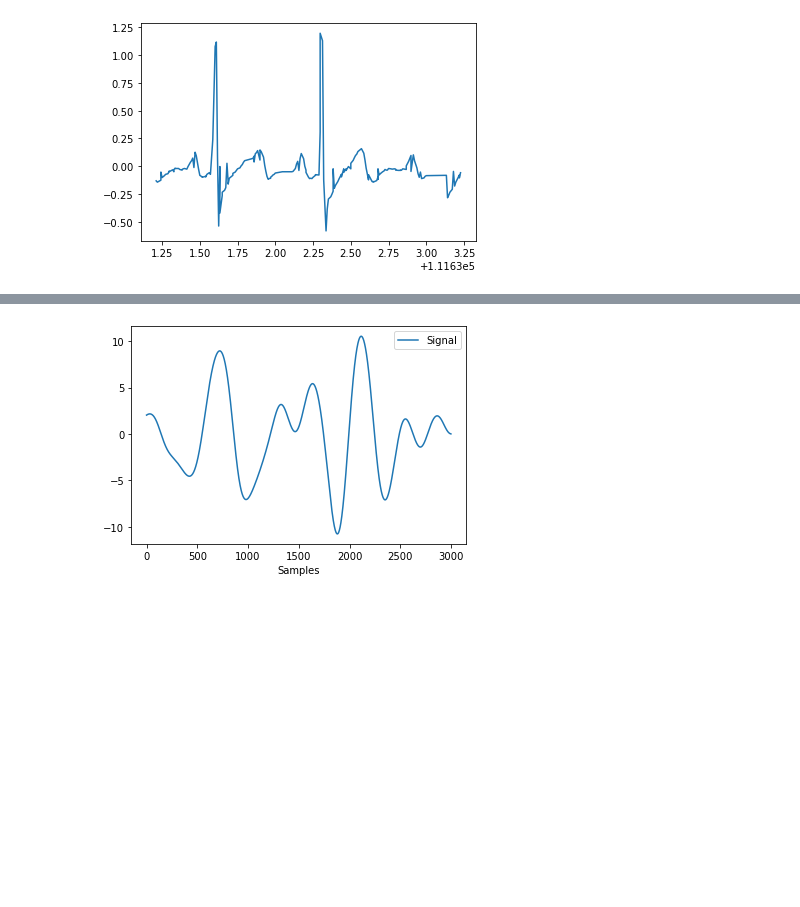
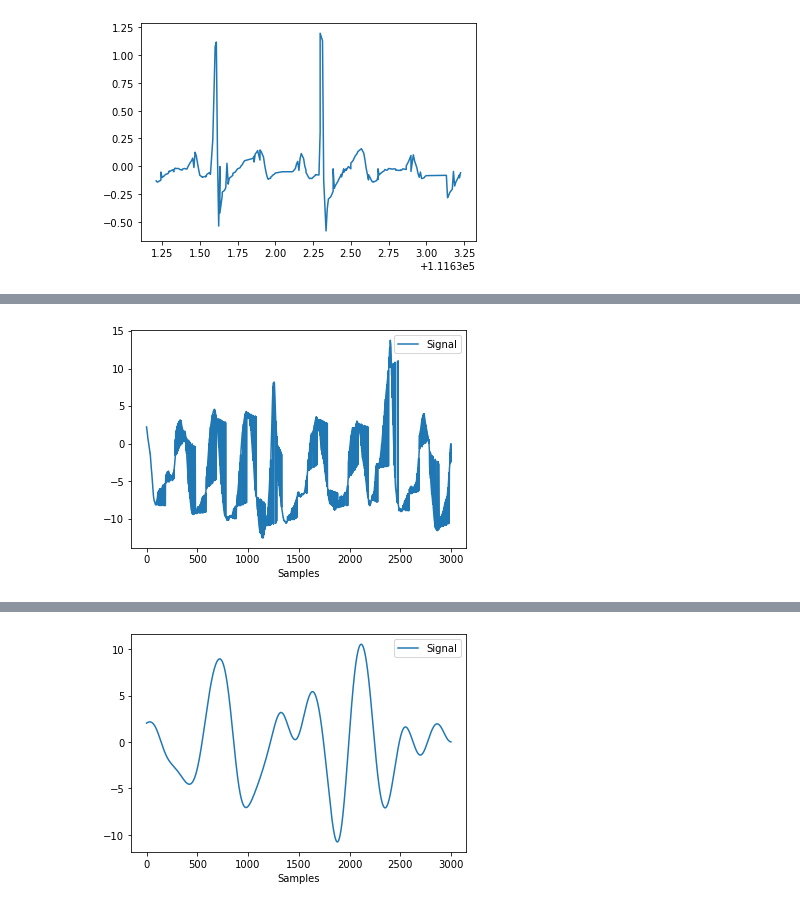
Before and after one commit to DoubleWSolusions/EDR, a Jupyter notebook: data_edr.ipynb, the cells around one changed output, grey strips where cells are left out. Drawn from its saved outputs; the diff is of its cells as text; code cells hidden in the pictures; blank space fills up the shorter version.

```diff
--- a/data_edr.ipynb
+++ b/data_edr.ipynb
@@ -239,0 +242,10 @@ np.std(pca_.components_[:,0])
+# %%
+br_data = np.loadtxt(br_data_dir, delimiter='\t', skiprows=1, dtype=str)
+br_data = np.delete(br_data, 2, 1)
+br_data = br_data.astype(np.float64)
+br_dataset = pd.DataFrame({'Time': br_data[:, 1], 'Amp': br_data[:, 0]})
+br_dataset = br_dataset.sort_values(by=['Time'])
+br_arr2 = br_dataset['Amp'][0:3000].to_numpy()
+nk.signal_plot(br_arr2)
+# %% [output]
+[figure, added]
```
Also changed, not shown: parts of 55 cells of this notebook.
